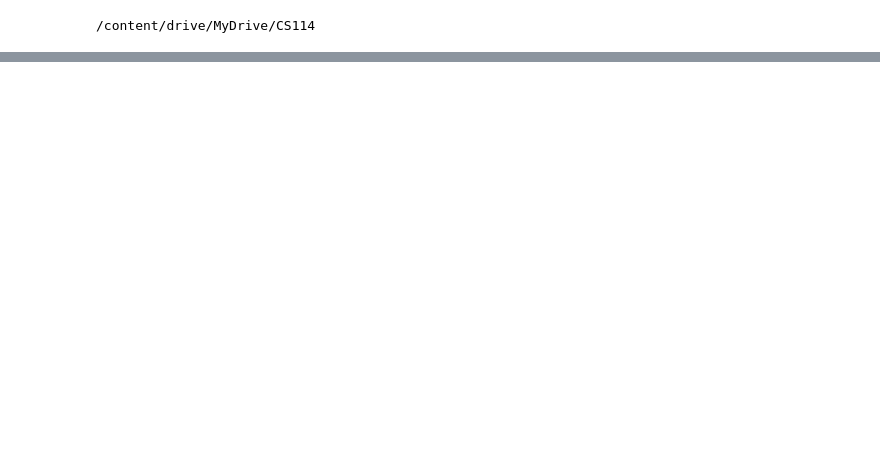
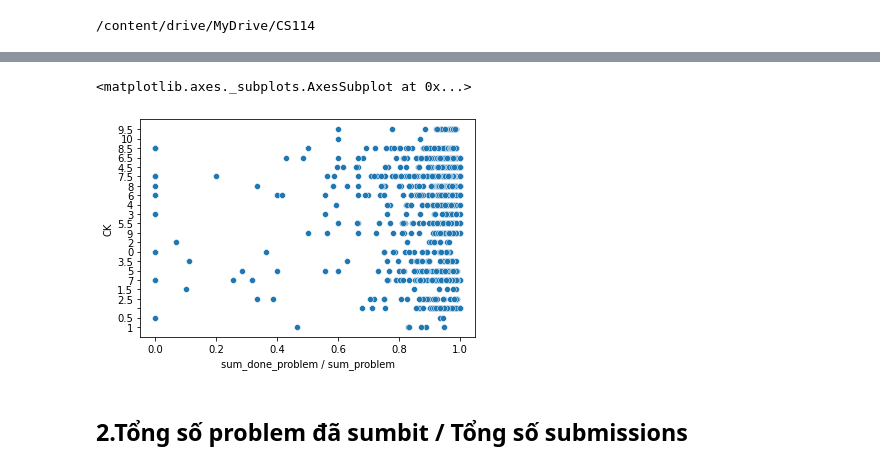
Before and after one commit to DarkStar1709/CS114.L21, a Jupyter notebook: colab3.ipynb, the cells around one changed output, grey strips where cells are left out. Drawn from its saved outputs; the diff is of its cells as text; code cells hidden in the pictures; blank space fills up the shorter version.

```diff
--- a/colab3.ipynb
+++ b/colab3.ipynb
@@ -51,0 +13,7 @@ y.head(5)
+# %%
+wecode = pd.read_csv('wecode.csv')
+# Lọc ra những dũ liệu cần thiết
+wecode = wecode[['user_id', 'assignment_id', 'problem_id', 'is_final', 'status', 'pre_score', 'coefficient', 'id']]
+score = pd.read_csv('score_training.csv')
+# Lọc ra điểm ck để vẽ scatter plot
+score = score[['id','CK']]
@@ -51,0 +36,4 @@ y.head(5)
+# %%
+score = score.rename(columns = {"id":"user_id"})
+score = score[['user_id','CK']]
+score
@@ -51,0 +62,7 @@ y.head(5)
+# %%
+Feature_1 = pd.DataFrame(wecode['user_id'])
+Feature_1['sum_problem'] = pd.DataFrame(wecode['is_final'])
+Feature_1['sum_done_problem'] = pd.DataFrame(map(int, (wecode['is_final'] == 1) & (wecode['pre_score'] == 10000)))
+Feature_1 = Feature_1.groupby(['user_id']).sum()
+Feature_1['sum_done_problem / sum_problem'] = Feature_1['sum_done_problem'] / Feature_1['sum_problem']
+Feature_1
@@ -51,0 +84,4 @@ y.head(5)
+# %%
+data_merge_1 = pd.merge(Feature_1,score,on='user_id',how='outer')
+data_merge_1 = data_merge_1.dropna()
+data_merge_1
@@ -51,0 +102,7 @@ y.head(5)
+# %%
+sns.scatterplot(x="sum_done_problem / sum_problem", y="CK", data = data_merge_1)
+# %% [output]
+<matplotlib.axes._subplots.AxesSubplot at 0x...>
+[figure, added]
+# %% [markdown]
+## 2.Tổng số problem đã sumbit / Tổng số submissions
```
Also changed, not shown: parts of 20 cells of this notebook.
